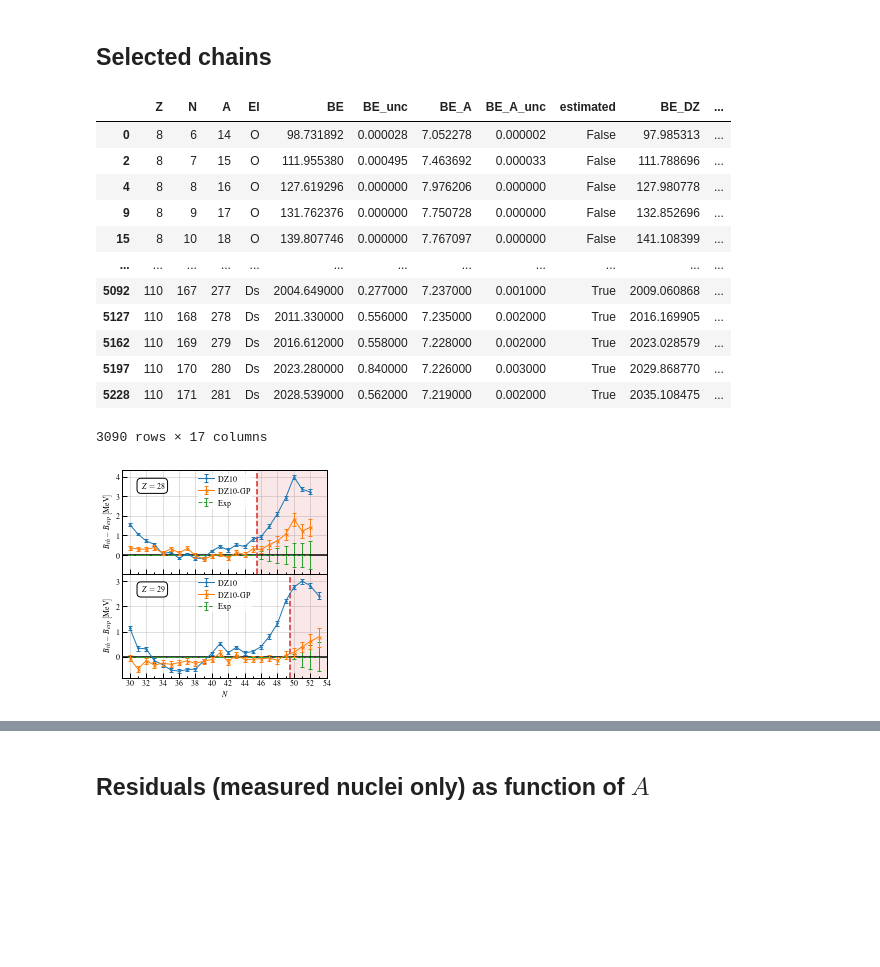
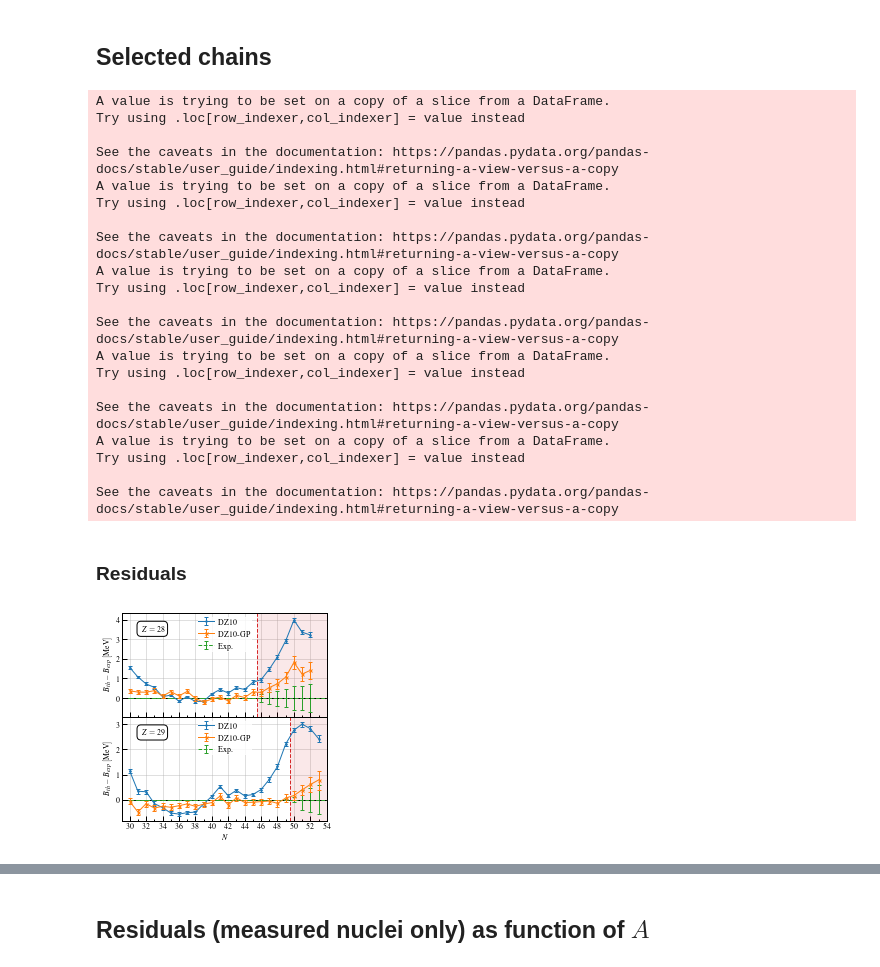
Before and after one commit to mgeshelley/massModelResiduals, a Jupyter notebook: ame16_GPmodel.ipynb, the cells around one changed output, grey strips where cells are left out. Saved outputs shown, nothing was run; the diff lists cells and outputs as text; code cells hidden in the pictures; blank space fills up the shorter version.

```diff
--- a/ame16_GPmodel.ipynb
+++ b/ame16_GPmodel.ipynb
@@ -148,21 +166,21 @@ Ytest = np.atleast_2d(train.residual.to_numpy()).T
 # Create 2D RBF kernel, with ARD
 kernel = gpy.kern.RBF(input_dim=2, ARD=True)
 
-# Create GPy model
+# Create GPy model, initialising noise variance using average experimental error
 model = gpy.models.GPRegression(Xtrain, Ytrain, kernel=kernel, noise_var=trainErrorsMean**2)
 # # Fix GP noise parameter to average scale of experimental uncertainty
 # model.Gaussian_noise.variance.fix()
-print(f'Initial model parameters: {model.param_array}')
+print(f'Initial model parameters: {*model.param_array,}')
 
 # Optimise with restarts to ensure maximum likelihood is found
 model.optimize_restarts(num_restarts=4, messages=True, clear_after_finish=True)
 
-# Save model and print some info
-with open('GP_training/model.pkl', 'wb') as f:
-    # Pickle the 'data' dictionary using the highest protocol available.
+# Save model
+with open('model.pkl', 'wb') as f:
+    # Pickle the 'data' dictionary using the highest protocol available
     pickle.dump(model, f, pickle.HIGHEST_PROTOCOL)
 
 print(f'RBF variance after MLE optimisation: {model.rbf.param_array[0]}')
-print(f'RBF lengthscales after MLE optimisation: {model.rbf.param_array[1:]}')
-print(f'Nugget sigma: {np.sqrt(model.param_array[3])}')
+print(f'RBF lengthscales after MLE optimisation: {*model.rbf.param_array[1:],}')
+print(f'Nugget sigma after MLE optimisation: {np.sqrt(model.param_array[3])}')
 # %% [output]
@@ -188,20 +206,20 @@ def predictResiduals(model, XPred):
     meanNew, covNew = model.predict_noiseless(XPred)
 
     # Save to file
-    np.savetxt('GP_training/GP_predictions.dat',
+    np.savetxt('GP_predictions.dat',
                np.hstack((XPred, meanNew, covNew)),
                fmt=('\t%d', '\t%d', '\t%.9e', '\t%.9e'),
                header='\tN\tZ\tmeans\t\t\t\tcovs')
 
     return meanNew, covNew
 
-with open('GP_training/model.pkl', 'rb') as f:
+with open('model.pkl', 'rb') as f:
     model = pickle.load(f)
 
 # Range of Z for predictions
 pred_Zmin, pred_Zmax = 0, 120
 pred = df.query(f'Z >= {pred_Zmin} & Z <= {pred_Zmax} & BE_DZ.notna()')
-pred = pred[pred.estimated.notna()]
+# pred = pred[pred.estimated.notna()] # Only predict for isotopes in AME2016
 XPred = pred[['N', 'Z']].to_numpy()
 
 # Predict
@@ -220,36 +238,44 @@ pred['BE_DZGP'] = pred.BE_DZ - pred.GP_mean
 pred['BE_DZGP_unc'] = np.sqrt(pred.BE_DZ_unc**2 + pred.GP_sigma**2)
 
 # Save to files
-pred.to_pickle('GP_training/predict.pkl')
-np.savetxt('GP_training/DZ10-GP_massTable.dat',
+pred.to_pickle('predict.pkl')
+np.savetxt('DZ10-GP_massTable.dat',
            pred[['Z', 'N', 'A', 'BE_DZGP', 'BE_DZGP_unc']].values,
            fmt='%5d%4d%4d\t%.9e\t%.9e',
            header='\tZ\tN\tA\tBE [MeV]\t\tsigma [MeV]')
-
-pred
 # %% [output]
-|  | Z | N | A | El | BE | BE_unc | BE_A | BE_A_unc | estimated | BE_DZ | ... |
-| 0 | 8 | 6 | 14 | O | 98.731892 | 0.000028 | 7.052278 | 0.000002 | False | 97.985313 | ... |
-| 2 | 8 | 7 | 15 | O | 111.955380 | 0.000495 | 7.463692 | 0.000033 | False | 111.788696 | ... |
-| 4 | 8 | 8 | 16 | O | 127.619296 | 0.000000 | 7.976206 | 0.000000 | False | 127.980778 | ... |
-| 9 | 8 | 9 | 17 | O | 131.762376 | 0.000000 | 7.750728 | 0.000000 | False | 132.852696 | ... |
-| 15 | 8 | 10 | 18 | O | 139.807746 | 0.000000 | 7.767097 | 0.000000 | False | 141.108399 | ... |
-| ... | ... | ... | ... | ... | ... | ... | ... | ... | ... | ... | ... |
-| 5092 | 110 | 167 | 277 | Ds | 2004.649000 | 0.277000 | 7.237000 | 0.001000 | True | 2009.060868 | ... |
-| 5127 | 110 | 168 | 278 | Ds | 2011.330000 | 0.556000 | 7.235000 | 0.002000 | True | 2016.169905 | ... |
-| 5162 | 110 | 169 | 279 | Ds | 2016.612000 | 0.558000 | 7.228000 | 0.002000 | True | 2023.028579 | ... |
-| 5197 | 110 | 170 | 280 | Ds | 2023.280000 | 0.840000 | 7.226000 | 0.003000 | True | 2029.868770 | ... |
-| 5228 | 110 | 171 | 281 | Ds | 2028.539000 | 0.562000 | 7.219000 | 0.002000 | True | 2035.108475 | ... |
-3090 rows × 17 columns
+A value is trying to be set on a copy of a slice from a DataFrame.
+Try using .loc[row_indexer,col_indexer] = value instead
+
+See the caveats in the documentation: https://pandas.pydata.org/pandas-docs/stable/user_guide/indexing.html#returning-a-view-versus-a-copy
+A value is trying to be set on a copy of a slice from a DataFrame.
+Try using .loc[row_indexer,col_indexer] = value instead
+
+See the caveats in the documentation: https://pandas.pydata.org/pandas-docs/stable/user_guide/indexing.html#returning-a-view-versus-a-copy
+A value is trying to be set on a copy of a slice from a DataFrame.
+Try using .loc[row_indexer,col_indexer] = value instead
+
+See the caveats in the documentation: https://pandas.pydata.org/pandas-docs/stable/user_guide/indexing.html#returning-a-view-versus-a-copy
+A value is trying to be set on a copy of a slice from a DataFrame.
+Try using .loc[row_indexer,col_indexer] = value instead
+
+See the caveats in the documentation: https://pandas.pydata.org/pandas-docs/stable/user_guide/indexing.html#returning-a-view-versus-a-copy
+A value is trying to be set on a copy of a slice from a DataFrame.
+Try using .loc[row_indexer,col_indexer] = value instead
+
+See the caveats in the documentation: https://pandas.pydata.org/pandas-docs/stable/user_guide/indexing.html#returning-a-view-versus-a-copy
+# %% [markdown]
+### Residuals
 # %%
 # Text labels for plots
 labels = ['DZ10', 'DZ10-GP']
 
-# Plot
+# Z values and positions for vertical lines separating measured and extrapolated regions
 Zvals = [28, 29]
 vertLinePos = [45.5, 49.5]
 
-fig, axs = plt.subplots(len(Zvals), 1, figsize=(3.4, 3.4), sharex=True, gridspec_kw={'hspace': 0.})
+fig, axs = plt.subplots(len(Zvals), 1,
+                        figsize=(3.4, 3.4), sharex=True, gridspec_kw={'hspace': 0.})
 
 for i, (ax, Z, v) in enumerate(zip(axs, Zvals, vertLinePos)):
     chain = pred.query('Z == @Z & N >= 30')
@@ -260,34 +286,37 @@ for i, (ax, Z, v) in enumerate(zip(axs, Zvals, vertLinePos)):
     # Mark and shade extrapolation region
     ax.axvline(v, ls='--', c=colours[3])
     ax.axvspan(v, 54., color=colours[3], alpha=0.1, lw=0)
 
+    # Plot DZ10 residuals, DZ10-GP residuals, and experimental error bars
     ax.errorbar(chain.N, chain.residual, yerr=chain.BE_DZ_unc,
                 capsize=2., c=colours[0], fmt='.-', lw=1.,
                 label=labels[0], zorder=3)
     ax.errorbar(chain.N, chain.res_DZGP, yerr=chain.BE_DZGP_unc,
                 capsize=2., c=colours[1], fmt='x-', lw=1.,
                 label=labels[1], zorder=4)
     ax.errorbar(chain.N, np.zeros(len(chain.N)), yerr=chain.BE_unc,
                 capsize=2., c=colours[2], fmt='--', lw=1.,
-                label='Exp', zorder=2)
+                label='Exp.', zorder=2)
 
+    # Label for Z value
     ax.text(0.15, 0.85, fr'$Z={Z}$',
             bbox=text_bbox,
             ha='center', va='center',
             transform=ax.transAxes)
 
     ax.set_ylabel(r'$B_{th}-B_{exp}\left[\mathrm{MeV}\right]$')
     ax.set_xlim([29., 54.])
 
+    # Ticks
     ax.xaxis.set_major_locator(MultipleLocator(2))
     ax.xaxis.set_minor_locator(MultipleLocator(1))
 
     ax.legend(loc='upper center')
 
-axs[-1].set_xlabel('$N$')
+axs[-1].set_xlabel(r'$N$')
 fig.align_ylabels(axs[:])
 
 fig.tight_layout()
-fig.savefig('GP_training/Z_chains.pdf')
+fig.savefig('Z_chains.pdf')
 # %% [output]
-[figure, old version]
+[figure, new version]
```
Also changed, not shown: parts of 24 cells of this notebook, 28 other files.
